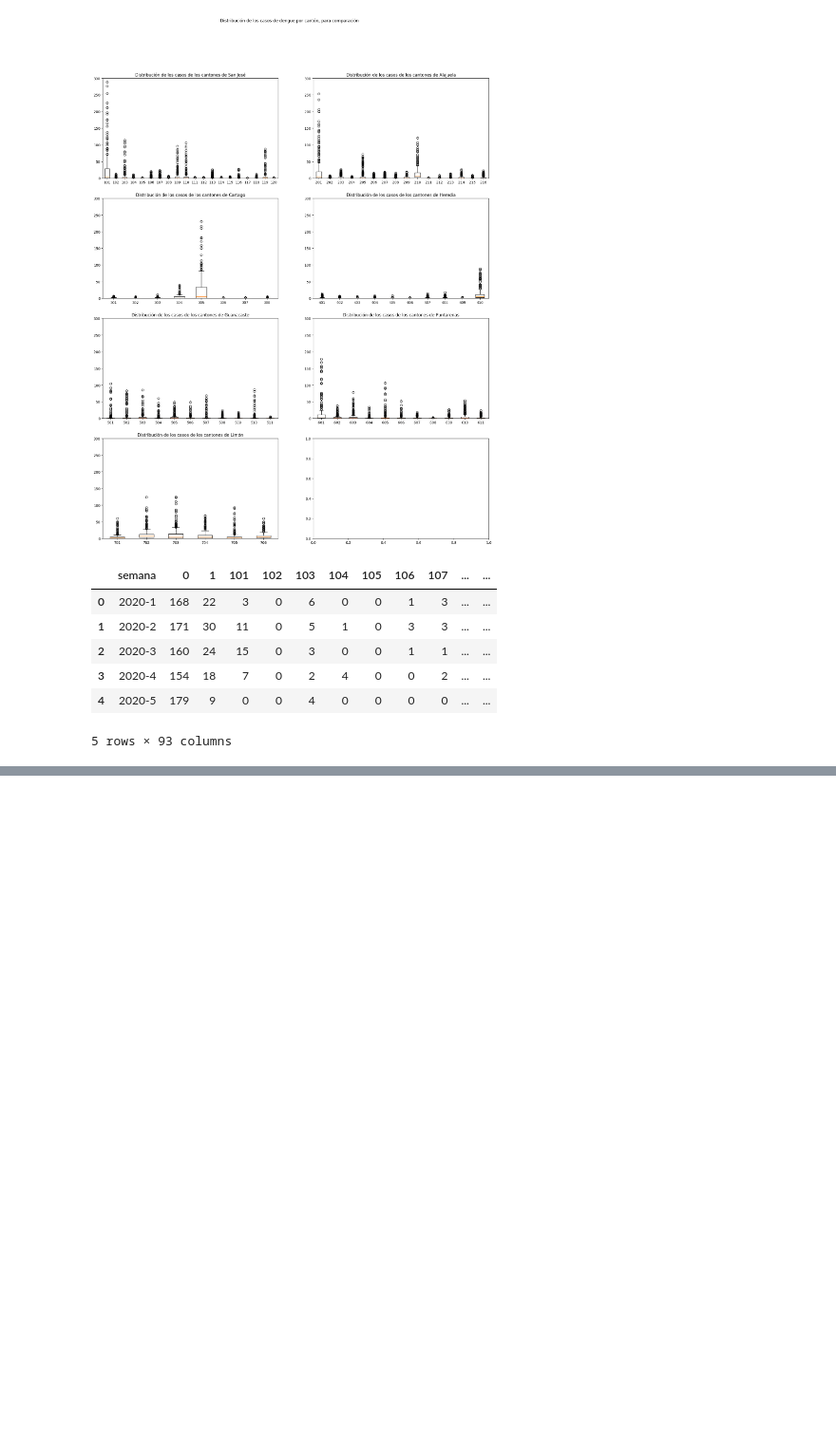
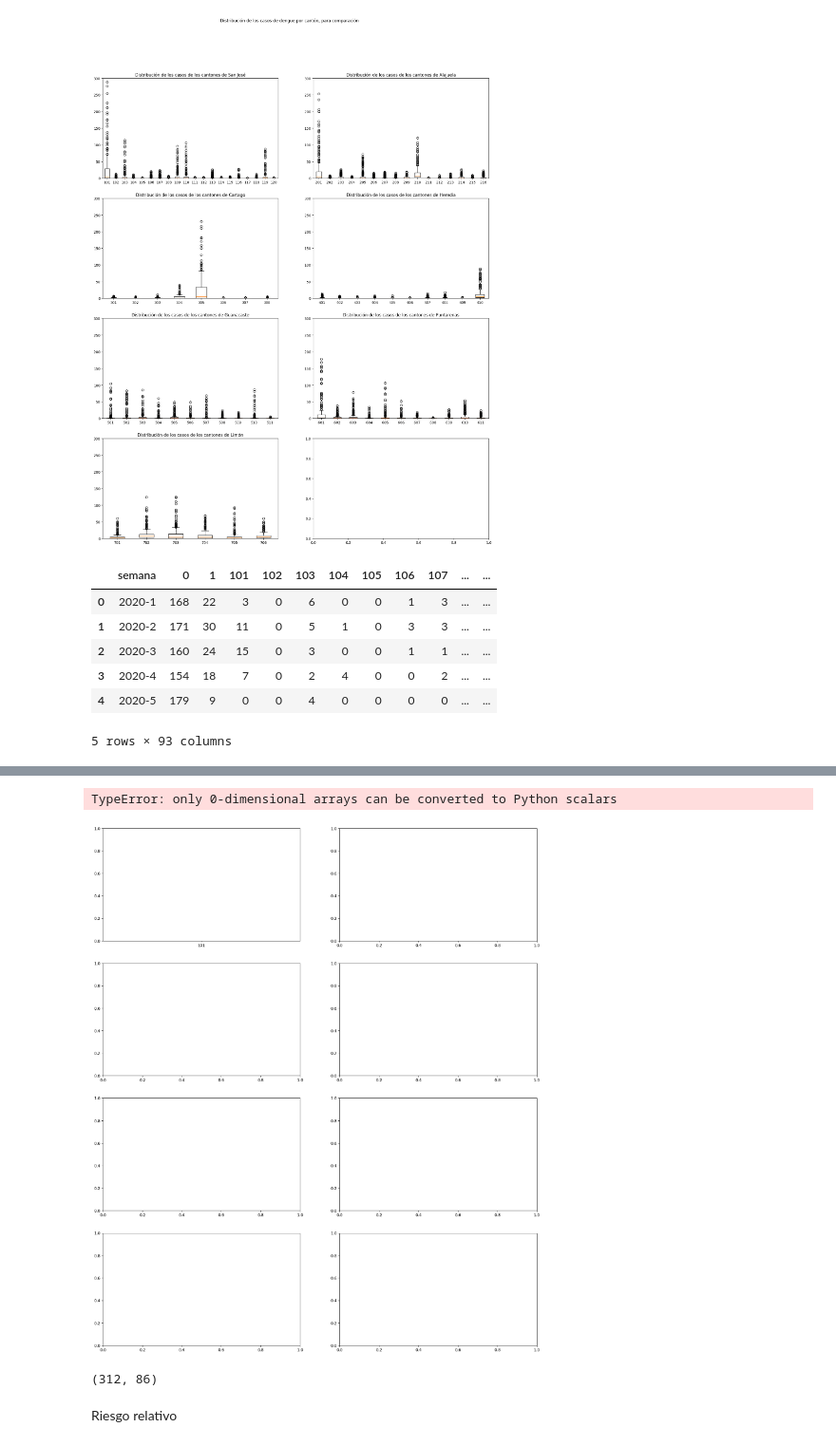
Before and after one commit to artisticlimon/dengue-model, a Jupyter notebook: eda/figures/eda_figs.ipynb, the cells around one changed output, grey strips where cells are left out. Shown at 95% size. Drawn from its saved outputs; the diff is of its cells as text; code cells hidden in the pictures; blank space fills up the shorter version.

```diff
--- a/eda/figures/eda_figs.ipynb
+++ b/eda/figures/eda_figs.ipynb
@@ -394,0 +456,16 @@ lst = pd.read_csv("../../data/raw/baseLST.csv")
+# %%
+def filtrar_provincias(df, prov):
+    columns = [df.columns.to_list().index(l) for l in df.columns if l.startswith(prov)]
+    provincia = df.iloc[:, columns]
+    weeks = df["week"]
+    provincia = pd.concat([weeks, provincia], axis = 1)
+
+    return(provincia)
+
+pob_sj = filtrar_provincias(pob, "1")
+pob_alajuela = filtrar_provincias(pob, "2")
+pob_cartago = filtrar_provincias(pob, "3")
+pob_heredia = filtrar_provincias(pob, "4")
+pob_guanacaste = filtrar_provincias(pob, "5")
+pob_puntarenas = filtrar_provincias(pob, "6")
+pob_limon = filtrar_provincias(pob, "7")
@@ -394,0 +482,51 @@ lst = pd.read_csv("../../data/raw/baseLST.csv")
+# %%
+fig, ax = plt.subplots(4, 2, figsize=(20, 24))
+
+ax[0, 0].boxplot(pob_sj.iloc[:, 1:], tick_labels = pob_sj.columns[1:])
+ax[0, 0].set_title("Distribución de la población de los cantones de San José")
+ax[0, 0].set_xlabel("Código de cantón")
+ax[0, 0].set_ylabel("Población")
+
+ax[0, 1].boxplot(pob_alajuela.iloc[:, 1:], tick_labels = pob_alajuela.columns[1:])
+ax[0, 1].set_title("Distribución la población de los cantones de Alajuela")
+ax[0, 1].set_xlabel("Código de cantón")
+ax[0, 1].set_ylabel("Población")
+
+ax[1, 0].boxplot(pob_cartago.iloc[:, 1:], tick_labels = pob_cartago.columns[1:])
+ax[1, 0].set_title("Distribución de la población de los cantones de Cartago")
+ax[1, 0].set_xlabel("Código de cantón")
+ax[1, 0].set_ylabel("Población")
+
+ax[1, 1].boxplot(pob_heredia.iloc[:, 1:], tick_labels = pob_heredia.columns[1:])
+ax[1, 1].set_title("Distribución de la población de los cantones de Heredia")
+ax[1, 1].set_xlabel("Código de cantón")
+ax[1, 1].set_ylabel("Población")
+
+ax[2, 0].boxplot(pob_guanacaste.iloc[:, 1:], tick_labels = pob_guanacaste.columns[1:])
+ax[2, 0].set_title("Distribución de la población de los cantones de Guanacaste")
+ax[2, 0].set_xlabel("Código de cantón")
+ax[2, 0].set_ylabel("Población")
+
+ax[2, 1].boxplot(pob_puntarenas.iloc[:, 1:], tick_labels = pob_puntarenas.columns[1:])
+ax[2, 1].set_title("Distribución de la población de los cantones de Puntarenas")
+ax[2, 1].set_ylabel("Población")
+ax[2, 1].set_xlabel("Código de cantón")
+
+ax[3, 0].boxplot(pob_limon.iloc[:, 1:], tick_labels = pob_limon.columns[1:])
+ax[3, 0].set_title("Distribución de la población de los cantones de Limón")
+ax[3, 0].set_ylabel("Población")
+ax[3, 0].set_xlabel("Código de cantón")
+ax[3, 0].set_position([0.3, 0.07, 0.4, 0.2])
+
+ax[3, 1].set_visible(False)
+
+plt.show()
+# %% [output]
+TypeError: only 0-dimensional arrays can be converted to Python scalars
+[figure, added]
+# %%
+pob.shape
+# %% [output]
+(312, 86)
+# %% [markdown]
+Riesgo relativo
```
Also changed, not shown: parts of 10 cells of this notebook, 2 other files.
